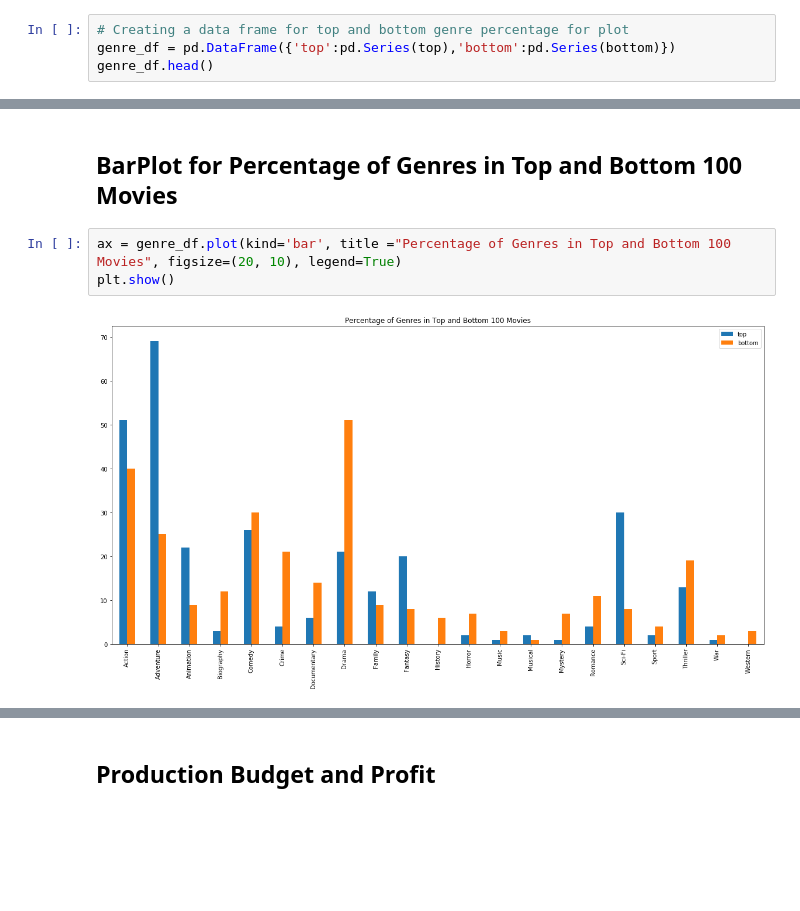
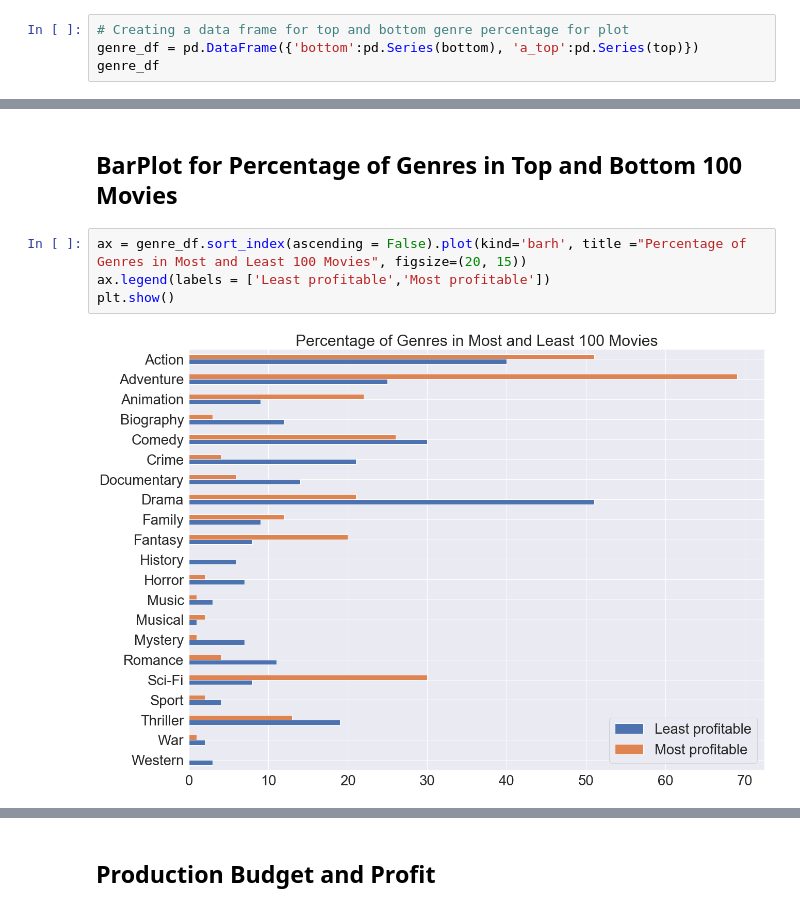
Before and after one commit to jagan-singh/Movie-Analysis-Mod1, a Jupyter notebook: project.ipynb, the cells around one changed output, grey strips where cells are left out. Cells and saved outputs as stored; diff of their text form; blank space fills up the shorter version.

```diff
--- a/project.ipynb
+++ b/project.ipynb
@@ -279,5 +279,5 @@ Western Movies 3%
 # %%
 # Creating a data frame for top and bottom genre percentage for plot
-genre_df = pd.DataFrame({'top':pd.Series(top),'bottom':pd.Series(bottom)})
-genre_df.head()
+genre_df = pd.DataFrame({'bottom':pd.Series(bottom), 'a_top':pd.Series(top)})
+genre_df
 # %% [output]
@@ -290,10 +301,11 @@ genre_df.head()
 # %% [markdown]
 ## BarPlot for Percentage of Genres in Top and Bottom 100 Movies
 # %%
-ax = genre_df.plot(kind='bar', title ="Percentage of Genres in Top and Bottom 100 Movies", figsize=(20, 10), legend=True)
+ax = genre_df.sort_index(ascending = False).plot(kind='barh', title ="Percentage of Genres in Most and Least 100 Movies", figsize=(20, 15))
+ax.legend(labels = ['Least profitable','Most profitable'])
 plt.show()
 # %% [output]
-[figure, old version]
+[figure, new version]
 # %%
 #Production budget and
 #sns.lmplot(x='production_budget',y='profit',data = top_100,fit_reg=True)
```
Also changed, not shown: parts of 11 cells of this notebook, 1 other file.
